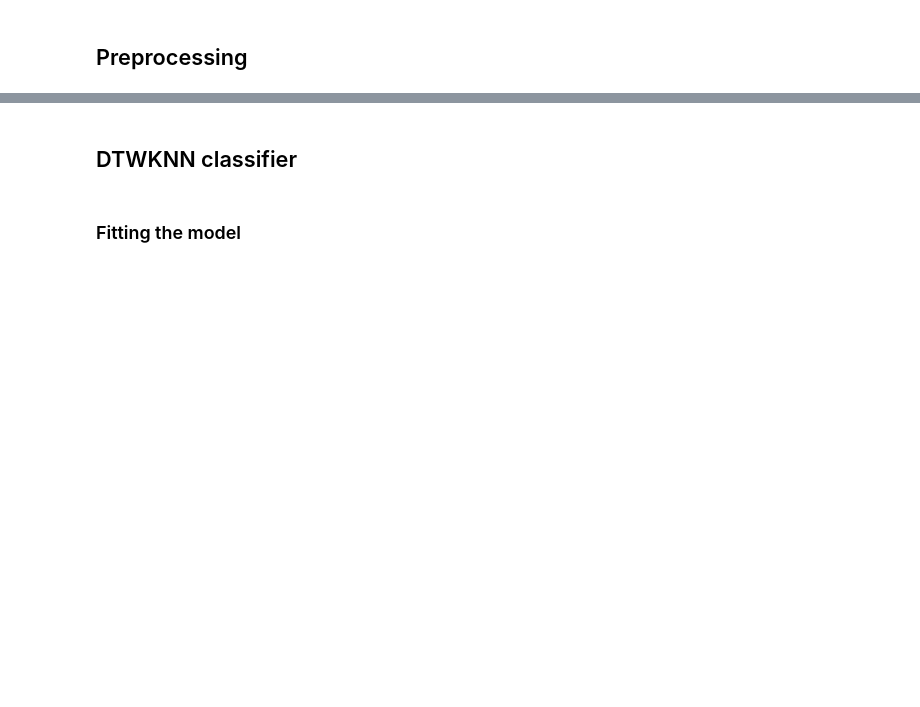
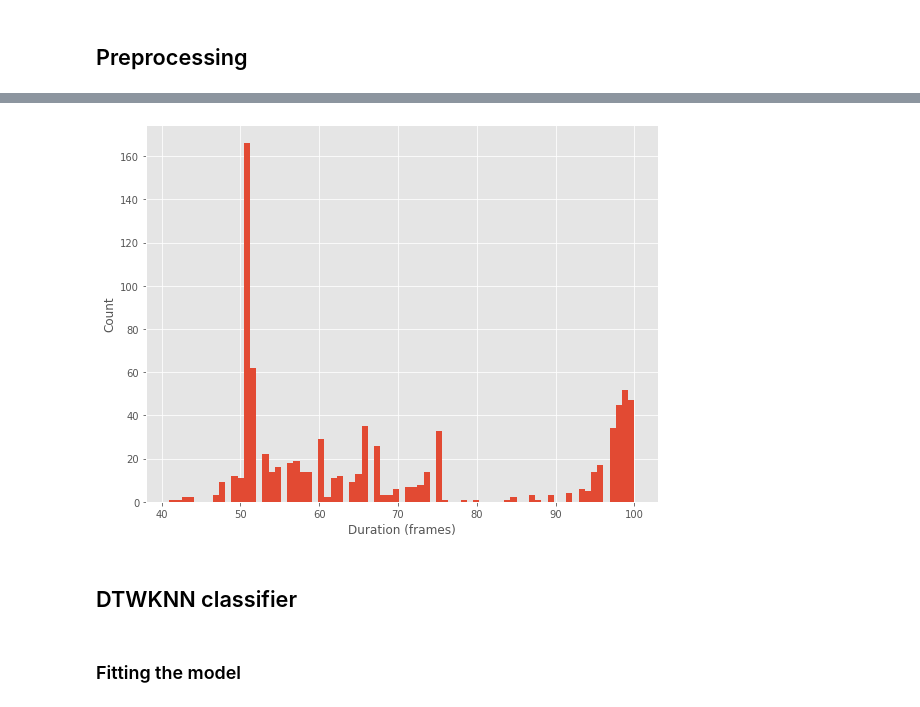
Before and after one commit to eonu/inf4-hons, a Jupyter notebook: notebooks/MoCap Recognition.ipynb, the cells around one changed output, grey strips where cells are left out. Cells and saved outputs as stored; diff of their text form; code cells hidden in the pictures; blank space fills up the shorter version.

```diff
--- a/notebooks/MoCap Recognition.ipynb
+++ b/notebooks/MoCap Recognition.ipynb
@@ -102,0 +119,6 @@ Xp_val, Xp_test = pre.transform(X_val, verbose=True), pre.transform(X_test, verb
+# %%
+# Transform training data and plot histogram of MoCap dataset gesture durations (training set)
+Xp_train = pre.fit_transform(X_train, verbose=True)
+show_durations(Xp_train, bins=75, title=None)
+# %% [output]
+[figure, added]
```
Also changed, not shown: parts of 45 cells of this notebook, 2 other files.
